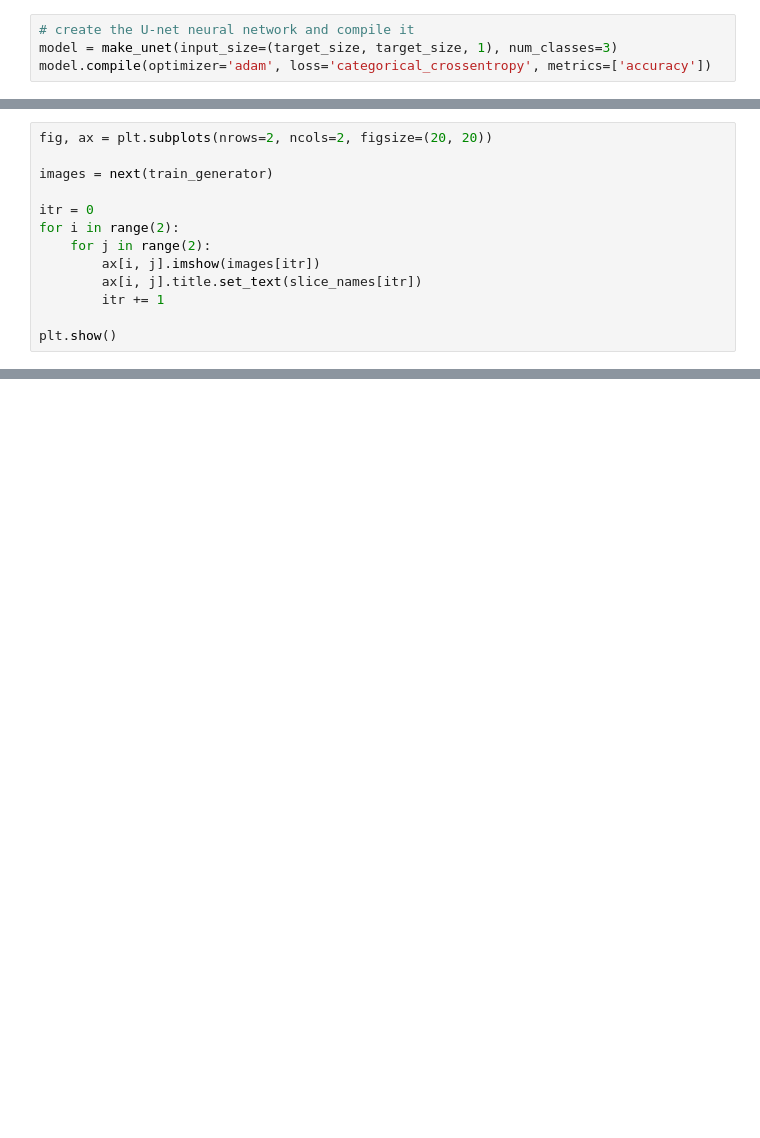
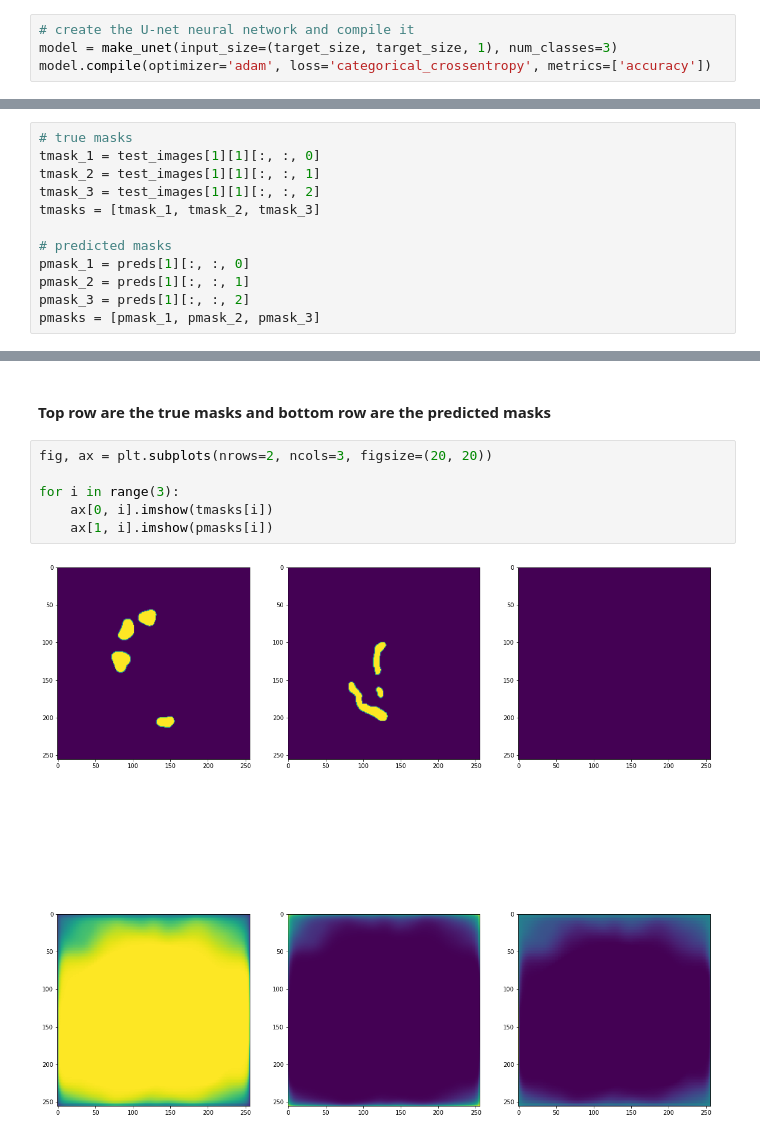
Before and after one commit to dturnover/GI-Tract-Image-Segmentation, a Jupyter notebook: Capstone.ipynb, the cells around one changed output, grey strips where cells are left out. Cells and saved outputs as stored; diff of their text form; blank space fills up the shorter version.

```diff
--- a/Capstone.ipynb
+++ b/Capstone.ipynb
@@ -168,13 +226,12 @@ Epoch 1/10
-# %%
-fig, ax = plt.subplots(nrows=2, ncols=2, figsize=(20, 20))
-
-images = next(train_generator)
-
-itr = 0
-for i in range(2):
-    for j in range(2):
-        ax[i, j].imshow(images[itr])
-        ax[i, j].title.set_text(slice_names[itr])
-        itr += 1
-
-plt.show()
+# %%
+# true masks
+tmask_1 = test_images[1][1][:, :, 0]
+tmask_2 = test_images[1][1][:, :, 1]
+tmask_3 = test_images[1][1][:, :, 2]
+tmasks = [tmask_1, tmask_2, tmask_3]
+
+# predicted masks
+pmask_1 = preds[1][:, :, 0]
+pmask_2 = preds[1][:, :, 1]
+pmask_3 = preds[1][:, :, 2]
+pmasks = [pmask_1, pmask_2, pmask_3]
@@ -180,0 +243,10 @@ plt.show()
+# %% [markdown]
+#### Top row are the true masks and bottom row are the predicted masks
+# %%
+fig, ax = plt.subplots(nrows=2, ncols=3, figsize=(20, 20))
+
+for i in range(3):
+    ax[0, i].imshow(tmasks[i])
+    ax[1, i].imshow(pmasks[i])
+# %% [output]
+[figure, added]
```
Also changed, not shown: parts of 10 cells of this notebook.
